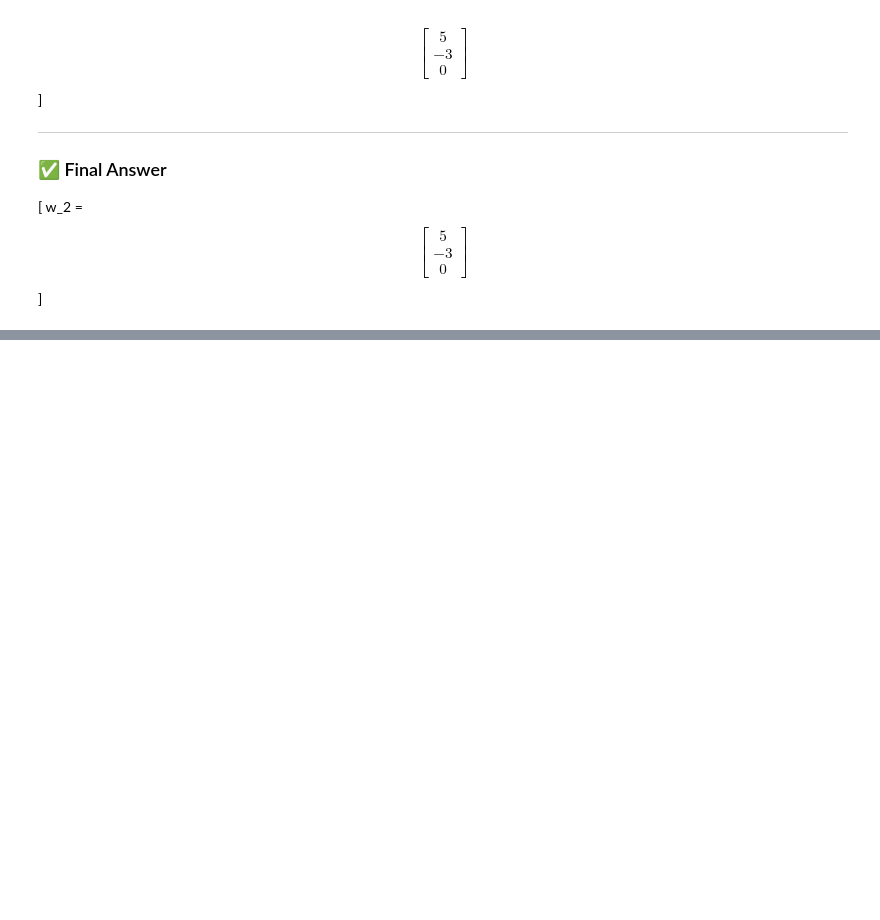
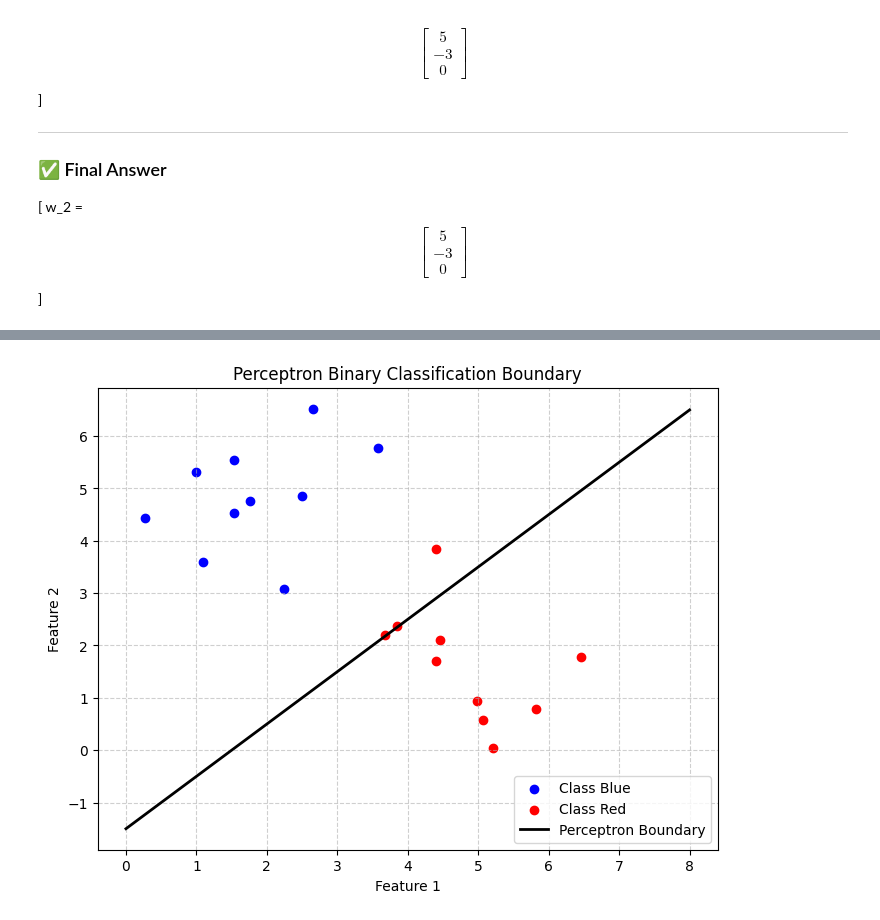
Before and after one commit to Anik-Adnan/Fundamentals-of-Deep-Learning-of-Neural-Networks, a Jupyter notebook: Perceptrons_Training.ipynb, the cells around one changed output, grey strips where cells are left out. Drawn from its saved outputs; the diff is of its cells as text; code cells hidden in the pictures; blank space fills up the shorter version.

Commit message:
multiclass classification using perceptron

```diff
--- a/Perceptrons_Training.ipynb
+++ b/Perceptrons_Training.ipynb
@@ -350,0 +462,34 @@ w_2 =
+# %%
+import numpy as np
+import matplotlib.pyplot as plt
+
+# 1. Generate synthetic data for two classes
+np.random.seed(42)
+blue_points = np.random.randn(10, 2) + [2, 5]  # Cluster 1 (Blue)
+red_points = np.random.randn(10, 2) + [5, 2]   # Cluster 2 (Red)
+
+# 2. Define the decision boundary line (The Perceptron's weight vector)
+# Formula: w1*x + w2*y + b = 0  => y = (-w1/w2)x - (b/w2)
+x_vals = np.linspace(0, 8, 100)
+# Example weights: w1=1, w2=-1, b=-1.5 (creates a diagonal separator)
+y_vals = x_vals - 1.5
+
+# 3. Plotting
+plt.figure(figsize=(8, 6))
+
+# Plot the points
+plt.scatter(blue_points[:, 0], blue_points[:, 1], color='blue', label='Class Blue')
+plt.scatter(red_points[:, 0], red_points[:, 1], color='red', label='Class Red')
+
+# Plot the decision boundary
+plt.plot(x_vals, y_vals, color='black', linewidth=2, label='Perceptron Boundary')
+
+# Formatting
+plt.title("Perceptron Binary Classification Boundary")
+plt.xlabel("Feature 1")
+plt.ylabel("Feature 2")
+plt.legend()
+plt.grid(True, linestyle='--', alpha=0.6)
+plt.show()
+# %% [output]
+[figure, added]
```
Also changed, not shown: parts of 10 cells of this notebook.
